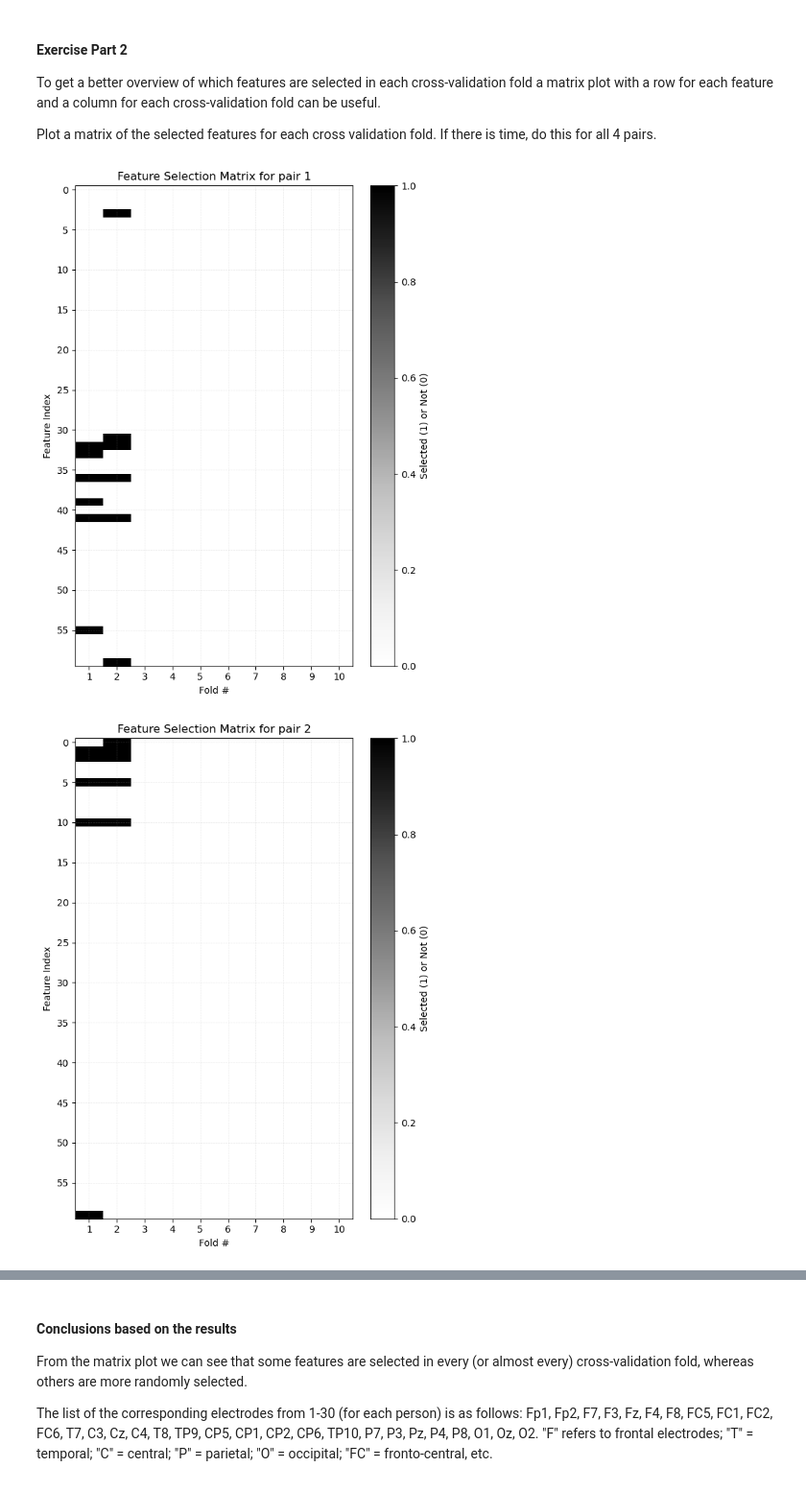
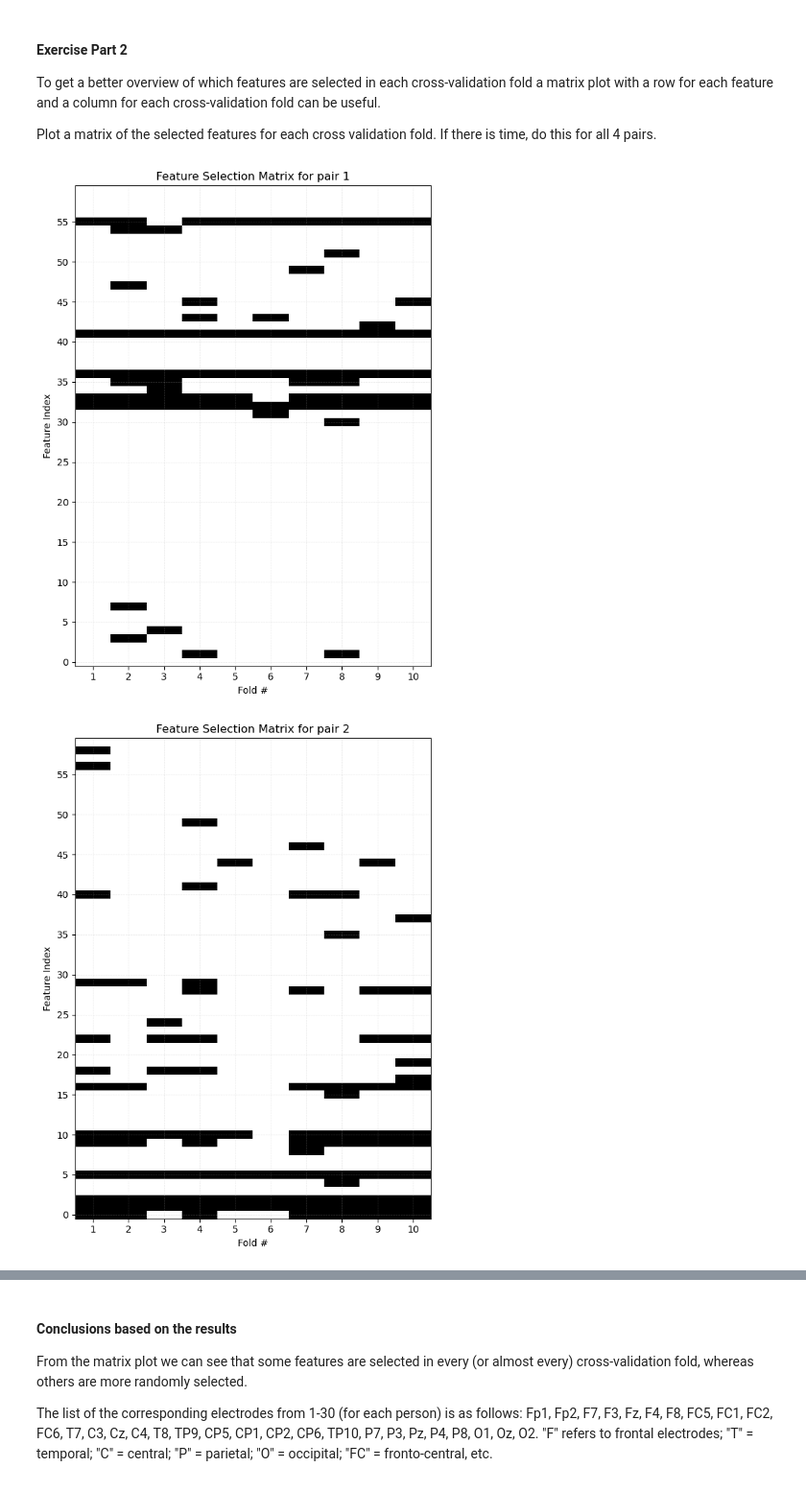
Before and after one commit to aliasadi04/mini-projekt-2, a Jupyter notebook: logistic_regression_classification_2025_weeks8&9.ipynb, the cells around one changed output, grey strips where cells are left out. Shown: that part at 96% size. Cells and saved outputs as stored; diff of their text form; code cells hidden in the pictures.

```diff
--- a/logistic_regression_classification_2025_weeks8&9.ipynb
+++ b/logistic_regression_classification_2025_weeks8&9.ipynb
@@ -157,7 +138,7 @@ where `sfs` is your `SequentialFeatureSelector()`.
 > * Lastly, save training and test MSE for each fold by using the features found with sequential feature selection. Append the boolean of the selected features to the `sfs_features` list. NB! You will need the `sfs_features` list for the exercises next week, where we will visualize and interpret the results.
 # %%
 # Logisitic regression classifier with sequential feature selection
-K = 2
+K = 10
 tol = 1e-6 # Minimum MSE improvement required to add an additional feature
 test_MSE = np.zeros((n_pairs, K))
 train_MSE = np.zeros((n_pairs, K))
@@ -180,6 +161,7 @@ for p in range(n_pairs):
         yTrain = y[train_index]
         XTest = X[test_index, :]
         yTest = y[test_index]
+        bestFoldMse = 1000
         for j in range(1,61):
             model = LogisticRegression()
             sfs = SequentialFeatureSelector(model, tol=tol, direction='forward', n_features_to_select=j)
@@ -196,11 +178,10 @@ for p in range(n_pairs):
             test_mse = mean_squared_error(yTest, preds_test)
             train_mse = mean_squared_error(yTrain, preds_train)
             if j>1:
-                if last_mse-test_mse<tol:
+                if abs(test_mse - bestFoldMse) < tol:
                     break
                 else:
-                    test_MSE[p,k] = test_mse
-            last_mse = test_mse
+                    bestFoldMse = test_mse
             # Store MSE values
             test_MSE[p, k] = test_mse
             train_MSE[p, k] = train_mse
@@ -261,27 +246,26 @@ Plot a matrix of the selected features for each cross validation fold. If there
 # %%
 # Visualizing feature selection across folds
 for p in range(n_pairs):
     selected_features_per_fold = sfs_features[p]
 
     n_features = 60
     n_folds = 10
     selection_matrix = np.zeros((n_features, n_folds), dtype=int)
 
     for fold_idx, selected in enumerate(selected_features_per_fold):
         selection_matrix[:, fold_idx] = selected.astype(int)
 
     # Plotting
     plt.figure(figsize=(6, 8))
-    plt.imshow(selection_matrix, aspect='auto', cmap='Greys', interpolation='none')
-    plt.colorbar(label='Selected (1) or Not (0)')
+    plt.imshow(selection_matrix, aspect='auto', cmap='Greys', interpolation='none', origin='lower')
     plt.xlabel('Fold #')
     plt.ylabel('Feature Index')
     plt.title(f'Feature Selection Matrix for pair {p+1}')
     plt.xticks(ticks=np.arange(n_folds), labels=np.arange(1, n_folds + 1))
     plt.yticks(ticks=np.arange(0, n_features, 5))
     plt.grid(True, linestyle='--', linewidth=0.5, alpha=0.3)
     plt.tight_layout()
     plt.show()
 # %% [output]
-[figure, old version]
+[figure, new version]
-[figure, old version]
+[figure, new version]
```
Also changed, not shown: parts of 9 cells of this notebook.
